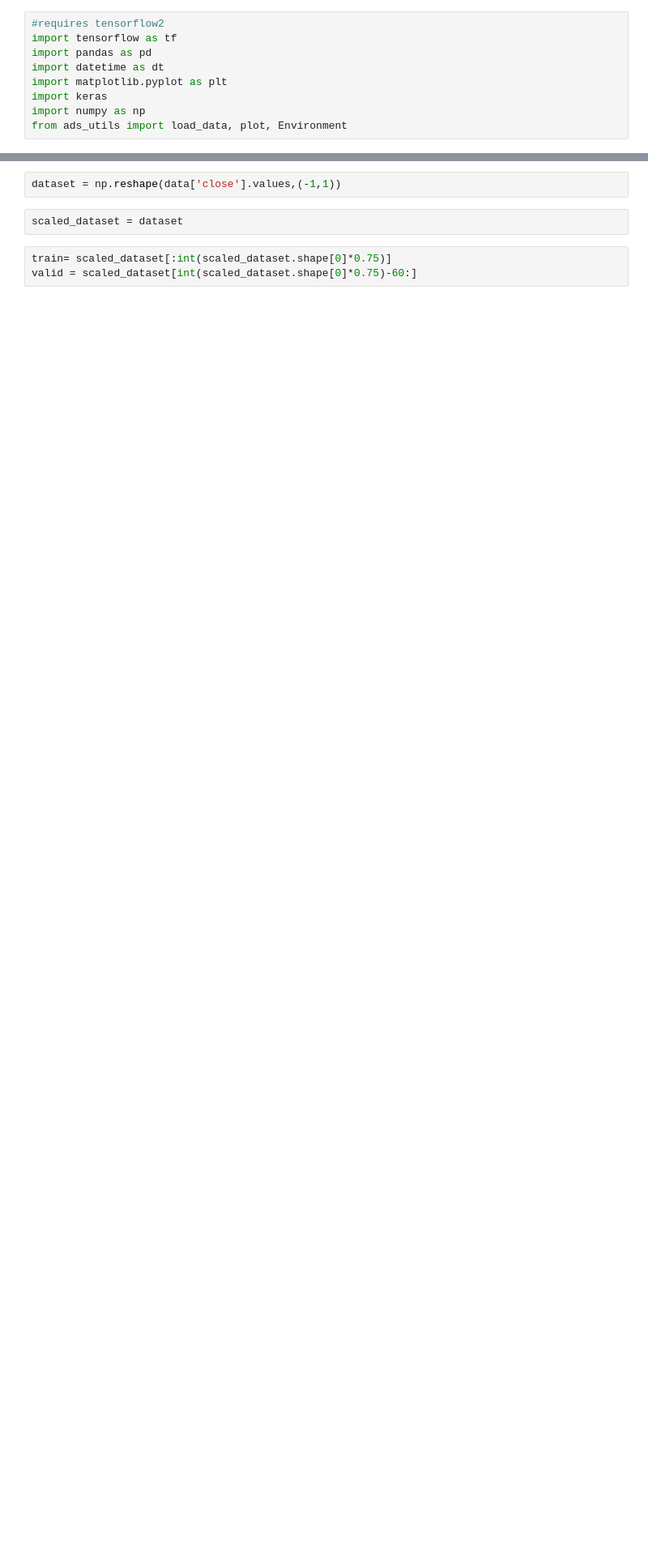
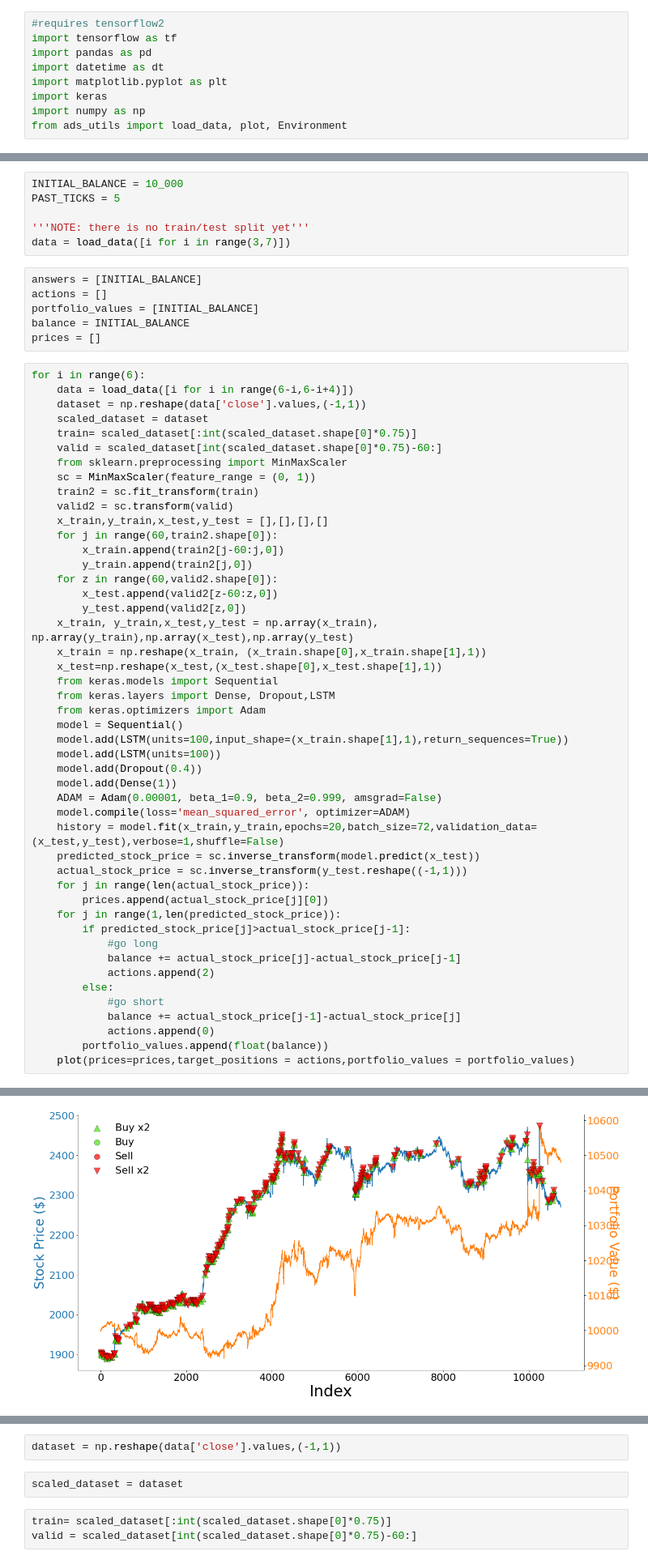
Before and after one commit to YAOS5/Amazon-Trading-Bot, a Jupyter notebook: LSTM-Promising Results.ipynb, the cells around one changed output, grey strips where cells are left out. Shown at 81% size. Cells and saved outputs as stored; diff of their text form; blank space fills up the shorter version.

```diff
--- a/LSTM-Promising Results.ipynb
+++ b/LSTM-Promising Results.ipynb
@@ -51,0 +10,60 @@ data
+# %%
+INITIAL_BALANCE = 10_000
+PAST_TICKS = 5
+
+'''NOTE: there is no train/test split yet'''
+data = load_data([i for i in range(3,7)])
+# %%
+answers = [INITIAL_BALANCE]
+actions = []
+portfolio_values = [INITIAL_BALANCE]
+balance = INITIAL_BALANCE
+prices = []
+# %%
+for i in range(6):
+    data = load_data([i for i in range(6-i,6-i+4)])
+    dataset = np.reshape(data['close'].values,(-1,1))
+    scaled_dataset = dataset
+    train= scaled_dataset[:int(scaled_dataset.shape[0]*0.75)]
+    valid = scaled_dataset[int(scaled_dataset.shape[0]*0.75)-60:]
+    from sklearn.preprocessing import MinMaxScaler
+    sc = MinMaxScaler(feature_range = (0, 1))
+    train2 = sc.fit_transform(train)
+    valid2 = sc.transform(valid)
+    x_train,y_train,x_test,y_test = [],[],[],[]
+    for j in range(60,train2.shape[0]):
+        x_train.append(train2[j-60:j,0])
+        y_train.append(train2[j,0])
+    for z in range(60,valid2.shape[0]):
+        x_test.append(valid2[z-60:z,0])
+        y_test.append(valid2[z,0])
+    x_train, y_train,x_test,y_test = np.array(x_train), np.array(y_train),np.array(x_test),np.array(y_test)
+    x_train = np.reshape(x_train, (x_train.shape[0],x_train.shape[1],1))
+    x_test=np.reshape(x_test,(x_test.shape[0],x_test.shape[1],1))
+    from keras.models import Sequential
+    from keras.layers import Dense, Dropout,LSTM
+    from keras.optimizers import Adam
+    model = Sequential()
+    model.add(LSTM(units=100,input_shape=(x_train.shape[1],1),return_sequences=True))
+    model.add(LSTM(units=100))
+    model.add(Dropout(0.4))
+    model.add(Dense(1))
+    ADAM = Adam(0.00001, beta_1=0.9, beta_2=0.999, amsgrad=False)
+    model.compile(loss='mean_squared_error', optimizer=ADAM)
+    history = model.fit(x_train,y_train,epochs=20,batch_size=72,validation_data=(x_test,y_test),verbose=1,shuffle=False)
+    predicted_stock_price = sc.inverse_transform(model.predict(x_test))
+    actual_stock_price = sc.inverse_transform(y_test.reshape((-1,1)))
+    for j in range(len(actual_stock_price)):
+        prices.append(actual_stock_price[j][0])
+    for j in range(1,len(predicted_stock_price)):
+        if predicted_stock_price[j]>actual_stock_price[j-1]:
+            #go long
+            balance += actual_stock_price[j]-actual_stock_price[j-1]
+            actions.append(2)
+        else:
+            #go short
+            balance += actual_stock_price[j-1]-actual_stock_price[j]
+            actions.append(0)
+        portfolio_values.append(float(balance))
+    plot(prices=prices,target_positions = actions,portfolio_values = portfolio_values)
+# %% [output]
@@ -51,0 +87 @@ data
+[figure, added]
```
Also changed, not shown: parts of 8 cells of this notebook, 1 other file.
